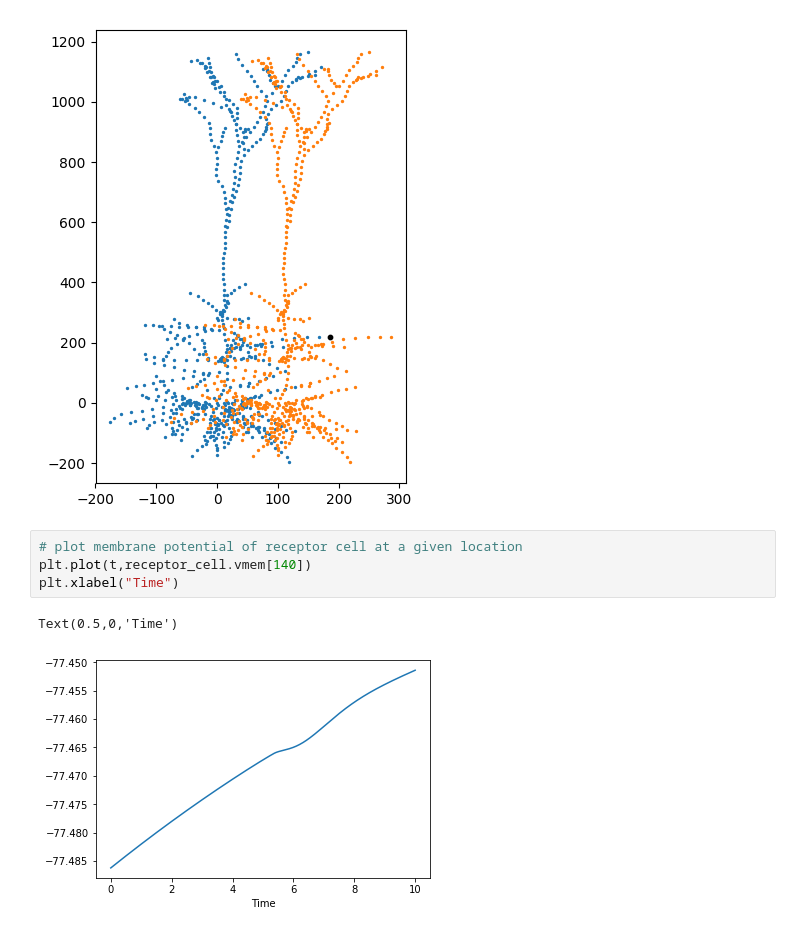
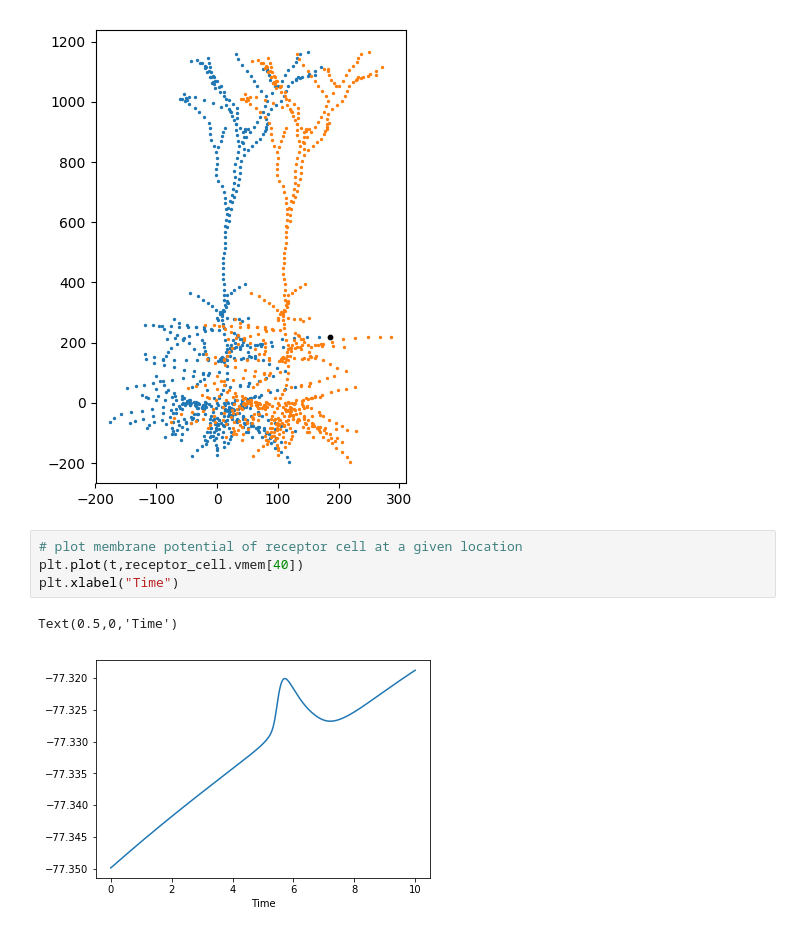
Before and after one commit to gabi-melo/lascon-project, a Jupyter notebook: try_our_own_cells.ipynb, the cells around one changed output. Cells and saved outputs as stored; diff of their text form.

```diff
--- a/try_our_own_cells.ipynb
+++ b/try_our_own_cells.ipynb
@@ -150,8 +153,8 @@ plt.scatter(target_pos[0],target_pos[1],s=10,color='k')
 [figure]
 # %%
 # plot membrane potential of receptor cell at a given location
-plt.plot(t,receptor_cell.vmem[140])
+plt.plot(t,receptor_cell.vmem[40])
 plt.xlabel("Time")
 # %% [output]
 Text(0.5,0,'Time')
-[figure, old version]
+[figure, new version]
```
Also changed, not shown: parts of 4 cells of this notebook, 3 other files.
